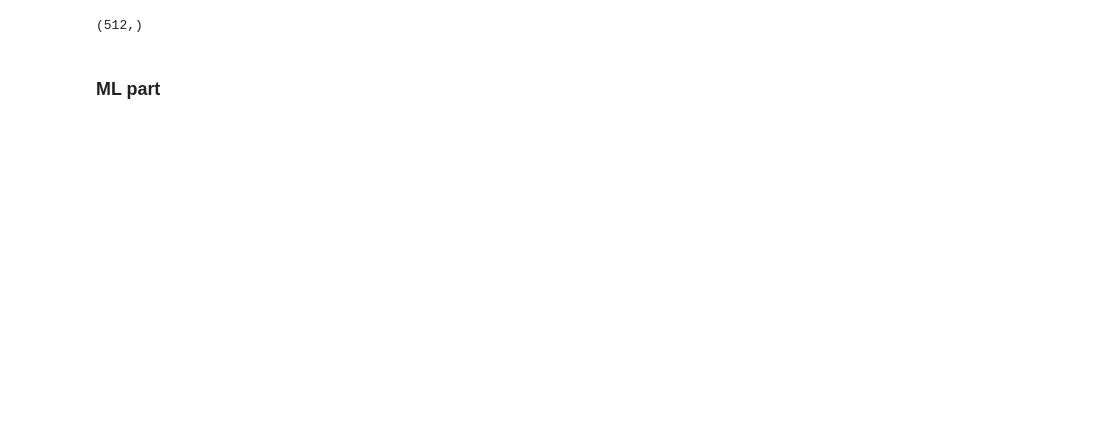
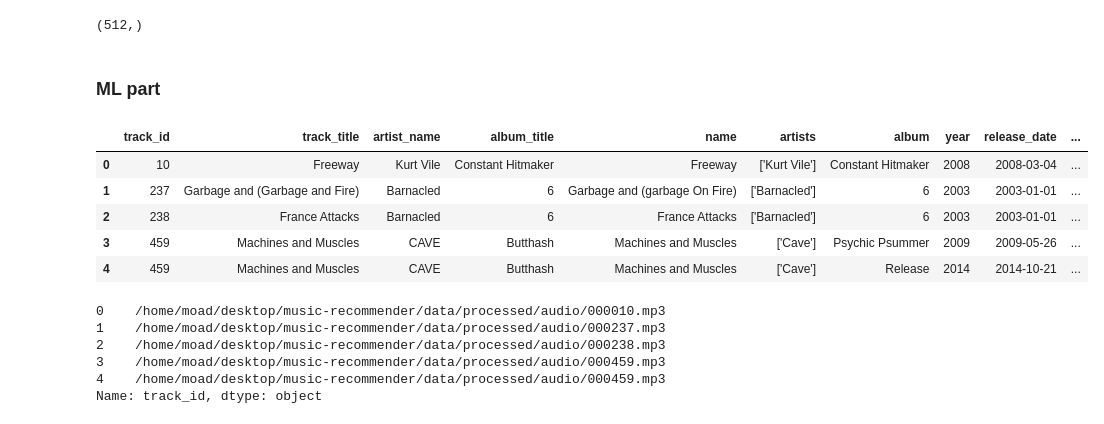
Before and after one commit to Academic-Projects-2025/Music-recommendation-system, a Jupyter notebook: notebooks/lbp_hog.ipynb, the cells around one changed output. Saved outputs shown, nothing was run; the diff lists cells and outputs as text; code cells hidden in the pictures; blank space fills up the shorter version.

```diff
--- a/notebooks/lbp_hog.ipynb
+++ b/notebooks/lbp_hog.ipynb
@@ -7,7 +7,7 @@ from skimage.feature import local_binary_pattern, hog
 from src.music_recommender.config import Config
 from pathlib import Path
 from typing import Tuple
-from sklearn.model_selection import RandomizedSearchCV, GridSearchCV
+from sklearn.model_selection import RandomizedSearchCV, GridSearchCV, train_test_split
 from xgboost import XGBRegressor
 from sklearn.svm import SVR
 from sklearn.ensemble import RandomForestRegressor
@@ -17,6 +17,9 @@ import pandas as pd
 import librosa.display
 import matplotlib.pyplot as plt
 import joblib
+
+pd.set_option("display.max_columns", None)
+pd.set_option('display.max_colwidth', None)
 # %%
 cfg = Config()
 asp = cfg.paths.processed / "audio"
@@ -448,0 +458,11 @@ class BOAWEncoder(BaseEstimator, TransformerMixin):
+# %%
+prc = cfg.paths.processed
+audio_data = pd.read_csv(prc / "matched_metadata.csv")
+audio_data.head()
+# %% [output]
+|  | track_id | track_title | artist_name | album_title | name | artists | album | year | release_date | ... |
+| 0 | 10 | Freeway | Kurt Vile | Constant Hitmaker | Freeway | ['Kurt Vile'] | Constant Hitmaker | 2008 | 2008-03-04 | ... |
+| 1 | 237 | Garbage and (Garbage and Fire) | Barnacled | 6 | Garbage and (garbage On Fire) | ['Barnacled'] | 6 | 2003 | 2003-01-01 | ... |
+| 2 | 238 | France Attacks | Barnacled | 6 | France Attacks | ['Barnacled'] | 6 | 2003 | 2003-01-01 | ... |
+| 3 | 459 | Machines and Muscles | CAVE | Butthash | Machines and Muscles | ['Cave'] | Psychic Psummer | 2009 | 2009-05-26 | ... |
+| 4 | 459 | Machines and Muscles | CAVE | Butthash | Machines and Muscles | ['Cave'] | Release | 2014 | 2014-10-21 | ... |
@@ -448,0 +486,9 @@ class BOAWEncoder(BaseEstimator, TransformerMixin):
+# %%
+X.head()
+# %% [output]
+0    /home/moad/desktop/music-recommender/data/processed/audio/000010.mp3
+1    /home/moad/desktop/music-recommender/data/processed/audio/000237.mp3
+2    /home/moad/desktop/music-recommender/data/processed/audio/000238.mp3
+3    /home/moad/desktop/music-recommender/data/processed/audio/000459.mp3
+4    /home/moad/desktop/music-recommender/data/processed/audio/000459.mp3
+Name: track_id, dtype: object
```
Also changed, not shown: parts of 10 cells of this notebook.
